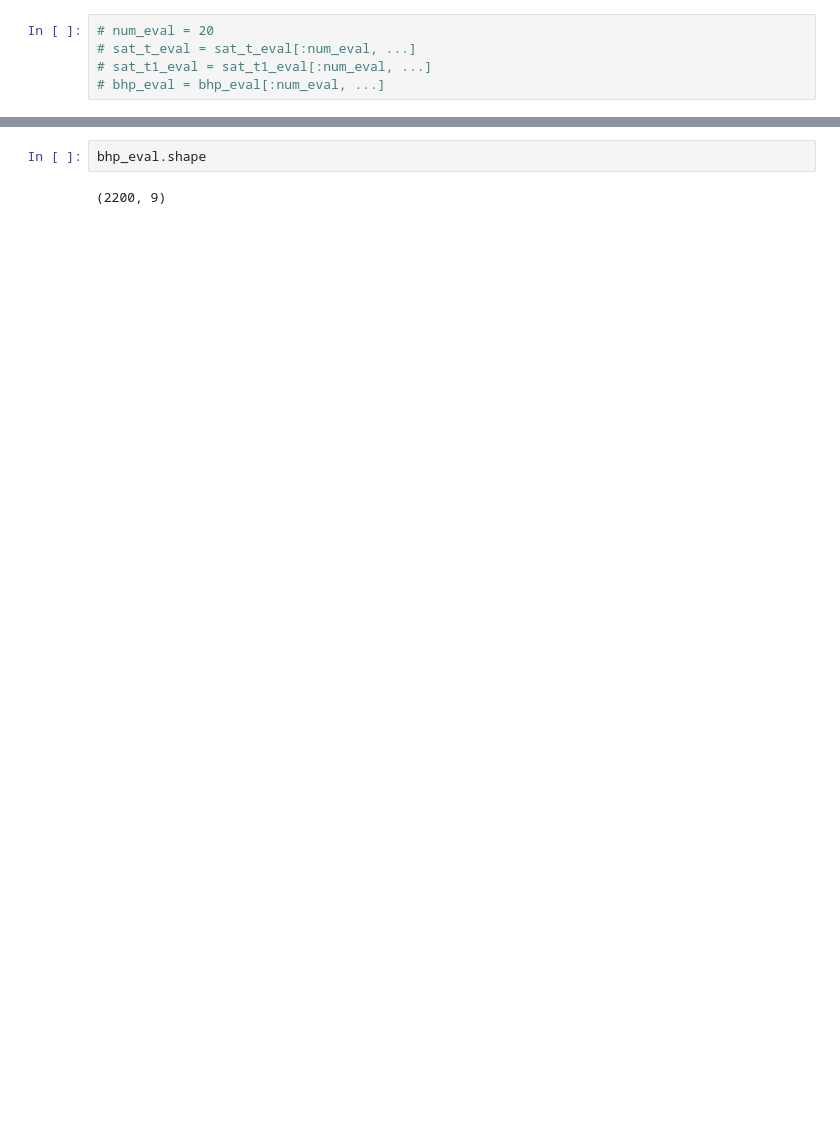
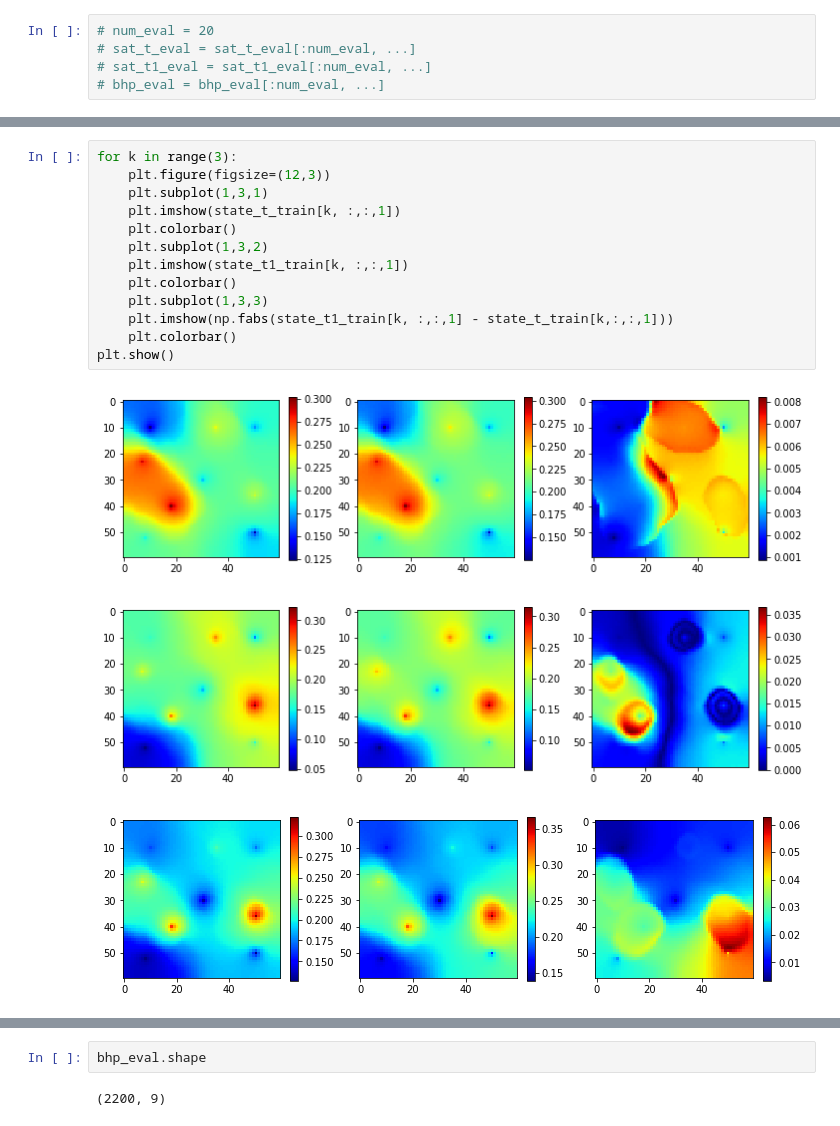
Before and after one commit to lonelysun1990/E2C, a Jupyter notebook: prepare_e2c_training_data.ipynb, the cells around one changed output, grey strips where cells are left out. Cells and saved outputs as stored; diff of their text form; blank space fills up the shorter version.

```diff
--- a/prepare_e2c_training_data.ipynb
+++ b/prepare_e2c_training_data.ipynb
@@ -312,3 +385,20 @@ plt.show()
+# %%
+for k in range(3):
+    plt.figure(figsize=(12,3))
+    plt.subplot(1,3,1)
+    plt.imshow(state_t_train[k, :,:,1])
+    plt.colorbar()
+    plt.subplot(1,3,2)
+    plt.imshow(state_t1_train[k, :,:,1])
+    plt.colorbar()
+    plt.subplot(1,3,3)
+    plt.imshow(np.fabs(state_t1_train[k, :,:,1] - state_t_train[k,:,:,1]))
+    plt.colorbar()
+plt.show()
+# %% [output]
+[figure, added]
+[figure, added]
+[figure, added]
 # %%
 for k in range(3):
     plt.figure(figsize=(12,3))
```
Also changed, not shown: parts of 23 cells of this notebook, 3 other files.
